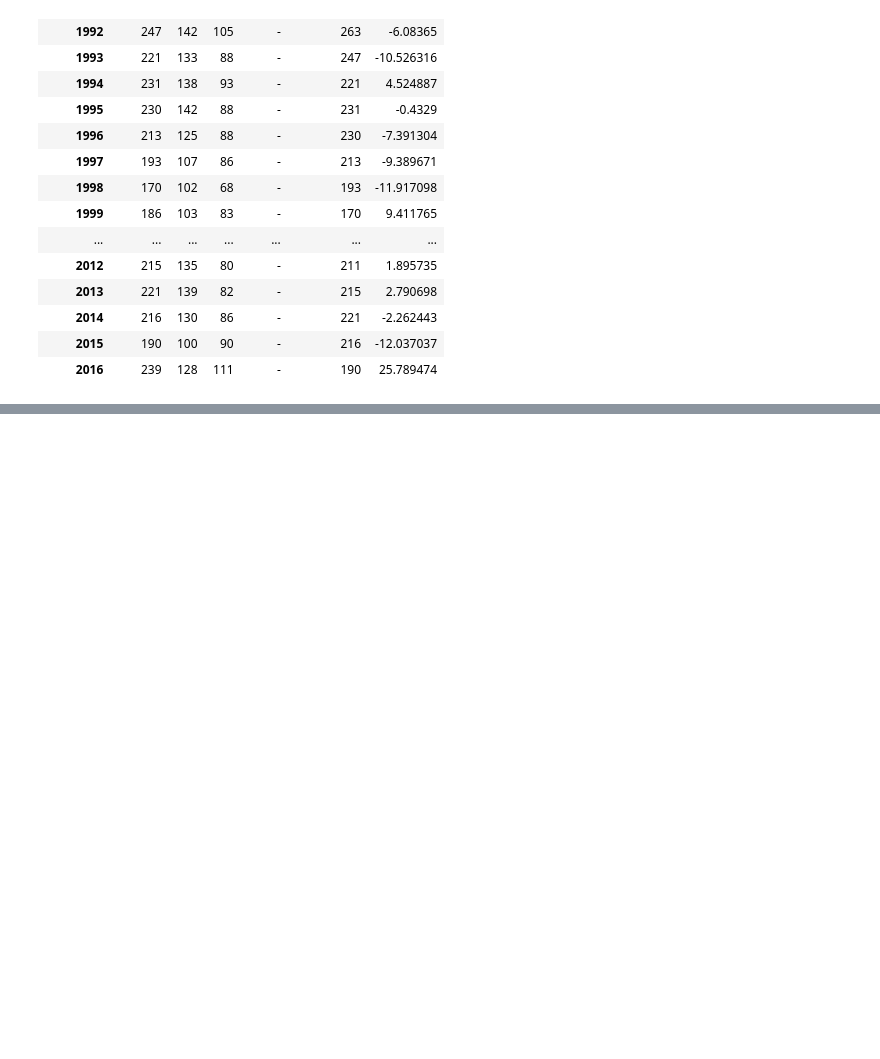
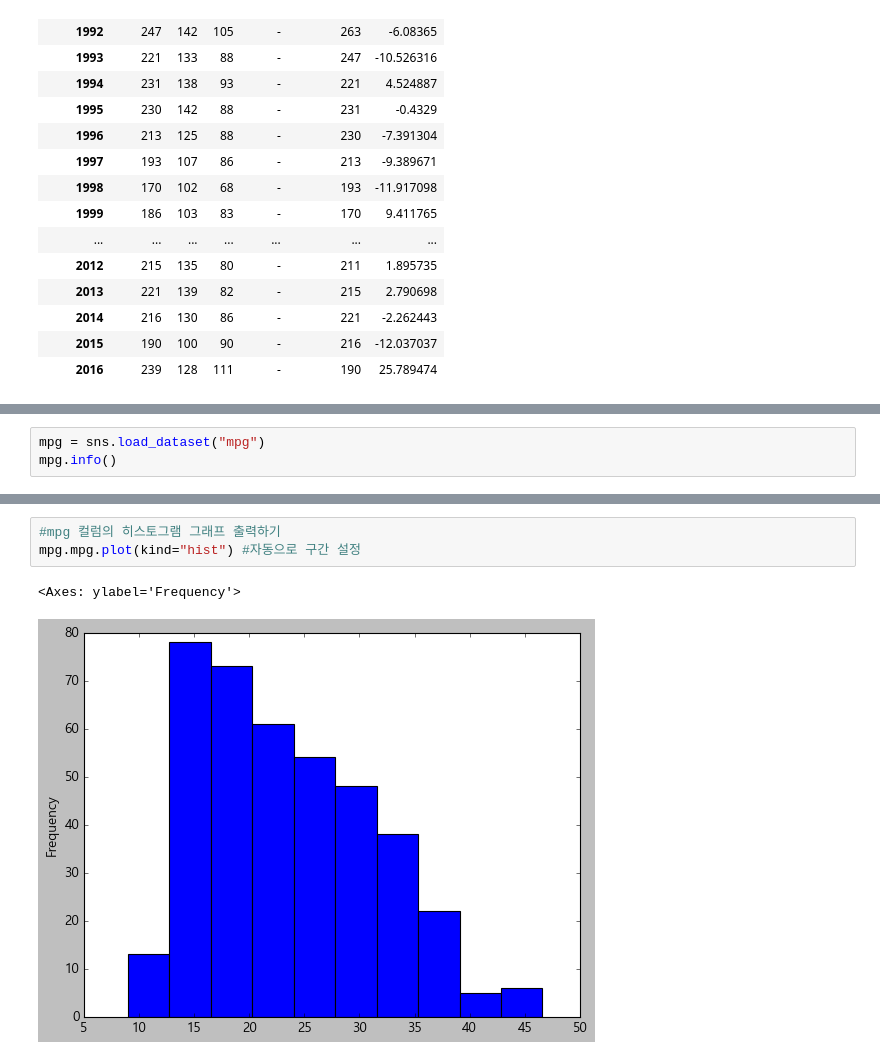
Before and after one commit to kmsclass/ems, a Jupyter notebook: 20240708.ipynb, the cells around one changed output, grey strips where cells are left out. Saved outputs shown, nothing was run; the diff lists cells and outputs as text; blank space fills up the shorter version.

```diff
--- a/20240708.ipynb
+++ b/20240708.ipynb
@@ -368,0 +612,3 @@ ndf
+# %%
+mpg = sns.load_dataset("mpg")
+mpg.info()
@@ -368,0 +632,6 @@ ndf
+# %%
+#mpg 컬럼의 히스토그램 그래프 출력하기
+mpg.mpg.plot(kind="hist") #자동으로 구간 설정
+# %% [output]
+<Axes: ylabel='Frequency'>
+[figure, added]
```
Also changed, not shown: parts of 52 cells of this notebook.
